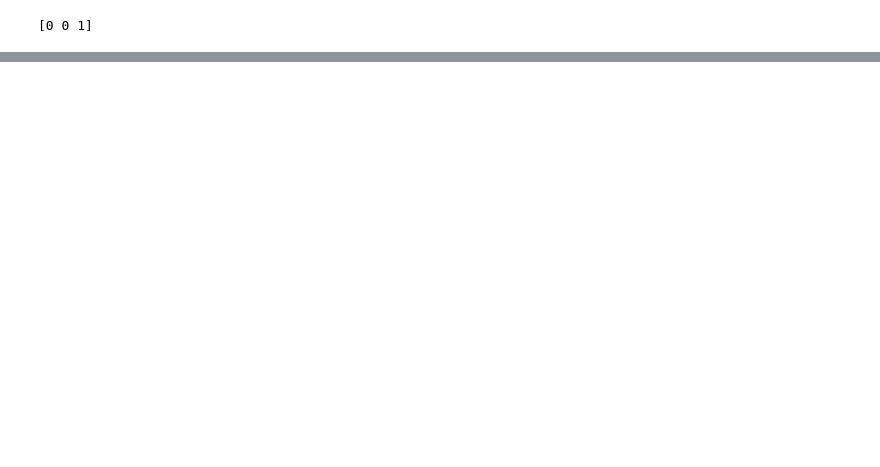
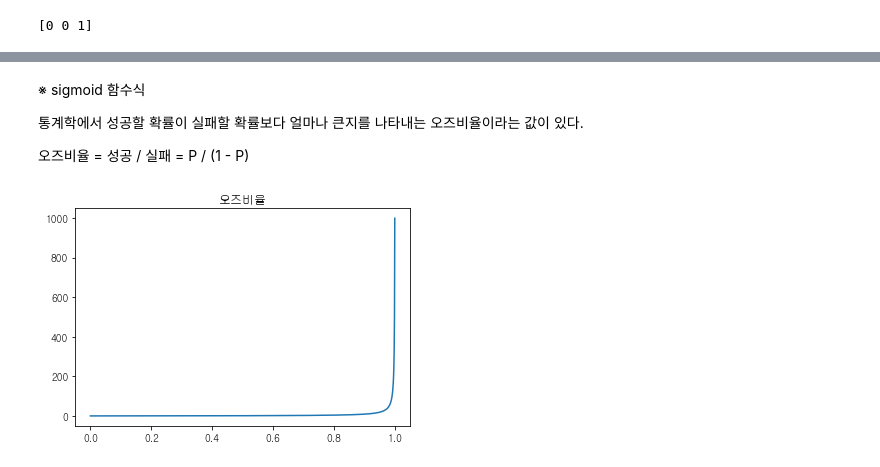
Before and after one commit to nsa18685/Deep_Learning_Python, a Jupyter notebook: Chapter3. NeuralNet.ipynb, the cells around one changed output, grey strips where cells are left out. Drawn from its saved outputs; the diff is of its cells as text; code cells hidden in the pictures; blank space fills up the shorter version.

```diff
--- a/Chapter3. NeuralNet.ipynb
+++ b/Chapter3. NeuralNet.ipynb
@@ -42,0 +93,20 @@ plt.show()
+# %% [markdown]
+※ sigmoid 함수식
+
+통계학에서 성공할 확률이 실패할 확률보다 얼마나 큰지를 나타내는 오즈비율이라는 값이 있다.
+
+오즈비율 = 성공 / 실패 = P  / (1 - P)
+# %%
+from matplotlib import font_manager, rc
+
+# 한글 폰트 설정
+font_name = font_manager.FontProperties(fname="C:/Windows/Fonts/NGULIM.TTF").get_name()
+rc('font', family=font_name)
+
+p =  np.arange(0,1.001,0.001)
+
+plt.plot(p,p/(1-p))
+plt.title('오즈비율')
+plt.show()
+# %% [output]
+[figure, added]
```
Also changed, not shown: parts of 21 cells of this notebook, 2 other files.
